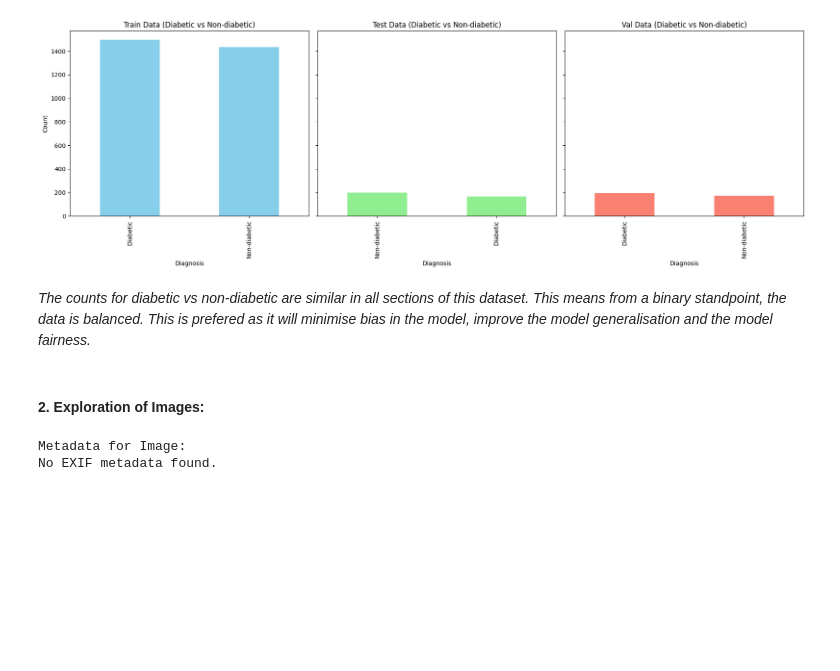
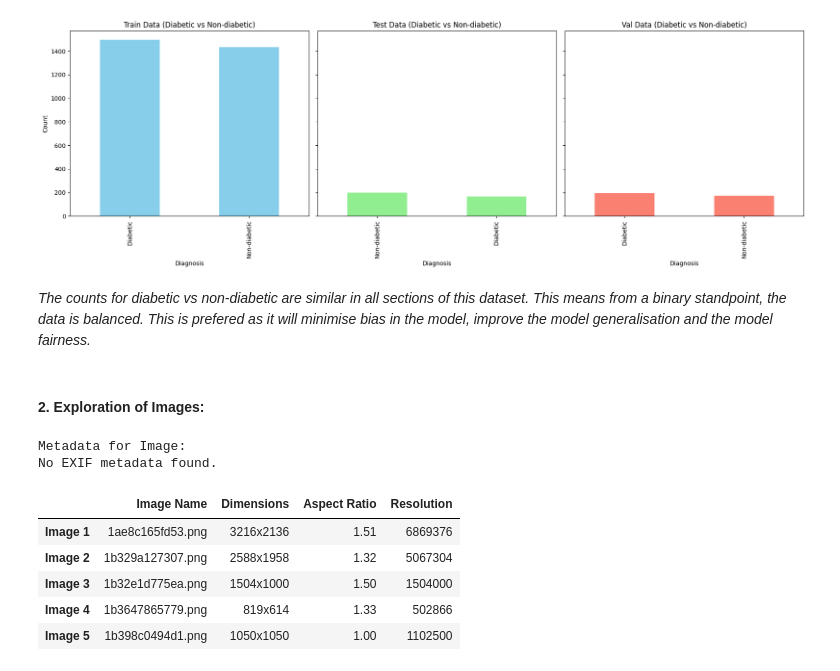
Before and after one commit to CaelynViljoen/ELEN4012A-Investigation-Project, a Jupyter notebook: DataExploration/APTOS2019DataExploration.ipynb, the cells around one changed output. Saved outputs shown, nothing was run; the diff lists cells and outputs as text; code cells hidden in the pictures; blank space fills up the shorter version.

```diff
--- a/DataExploration/APTOS2019DataExploration.ipynb
+++ b/DataExploration/APTOS2019DataExploration.ipynb
@@ -196,0 +197,40 @@ No EXIF metadata found.
+# %%
+# Displaying the Dimensions, Aspect Ratio and Resolution for the first 5 images in the Training Folder
+
+train_images_dir = 'C:/Users/Kaylin/OneDrive/Documents/Fourth Year IE 2024/Investigation Project/ELEN4012A-Investigation-Project/Data/APTOS-2019 Dataset/train_images/'
+
+image_files = os.listdir(train_images_dir) # Gets the list of image file names in the training dataset
+
+def get_image_dimensions_and_aspect_ratio(image_path):
+    with Image.open(image_path) as img:
+        width, height = img.size
+        aspect_ratio = width / height
+        resolution = width*height
+        return width, height, aspect_ratio, resolution
+
+image_data = [] # Stores the data for each image
+
+# Analyses the first 5 images
+for i, image_file in enumerate(image_files[:5]):
+    image_path = os.path.join(train_images_dir, image_file)
+    width, height, aspect_ratio, resolution = get_image_dimensions_and_aspect_ratio(image_path)
+
+    # Appends the data to the list (image_data)
+    image_data.append({
+        'Image Name': image_file,
+        'Dimensions': f"{width}x{height}",
+        'Aspect Ratio': f"{aspect_ratio:.2f}",
+        'Resolution': f"{resolution}"
+    })
+
+# Converts the list to a DataFrame for display
+image_df = pd.DataFrame(image_data, index=[f"Image {i+1}" for i in range(len(image_data))])
+
+image_df.head()
+# %% [output]
+|  | Image Name | Dimensions | Aspect Ratio | Resolution |
+| Image 1 | 1ae8c165fd53.png | 3216x2136 | 1.51 | 6869376 |
+| Image 2 | 1b329a127307.png | 2588x1958 | 1.32 | 5067304 |
+| Image 3 | 1b32e1d775ea.png | 1504x1000 | 1.50 | 1504000 |
+| Image 4 | 1b3647865779.png | 819x614 | 1.33 | 502866 |
+| Image 5 | 1b398c0494d1.png | 1050x1050 | 1.00 | 1102500 |
```
Also changed, not shown: parts of 14 cells of this notebook.
